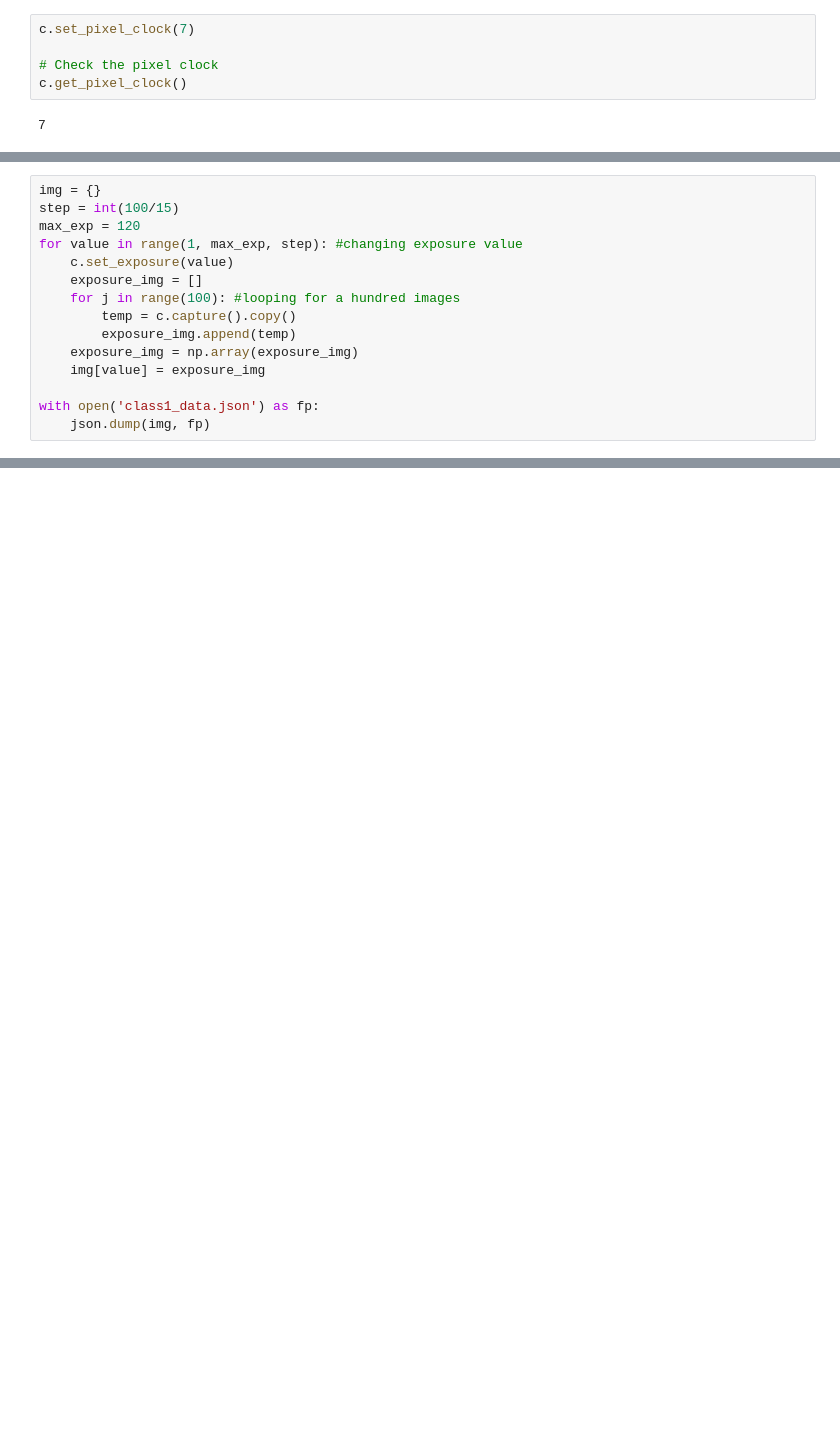
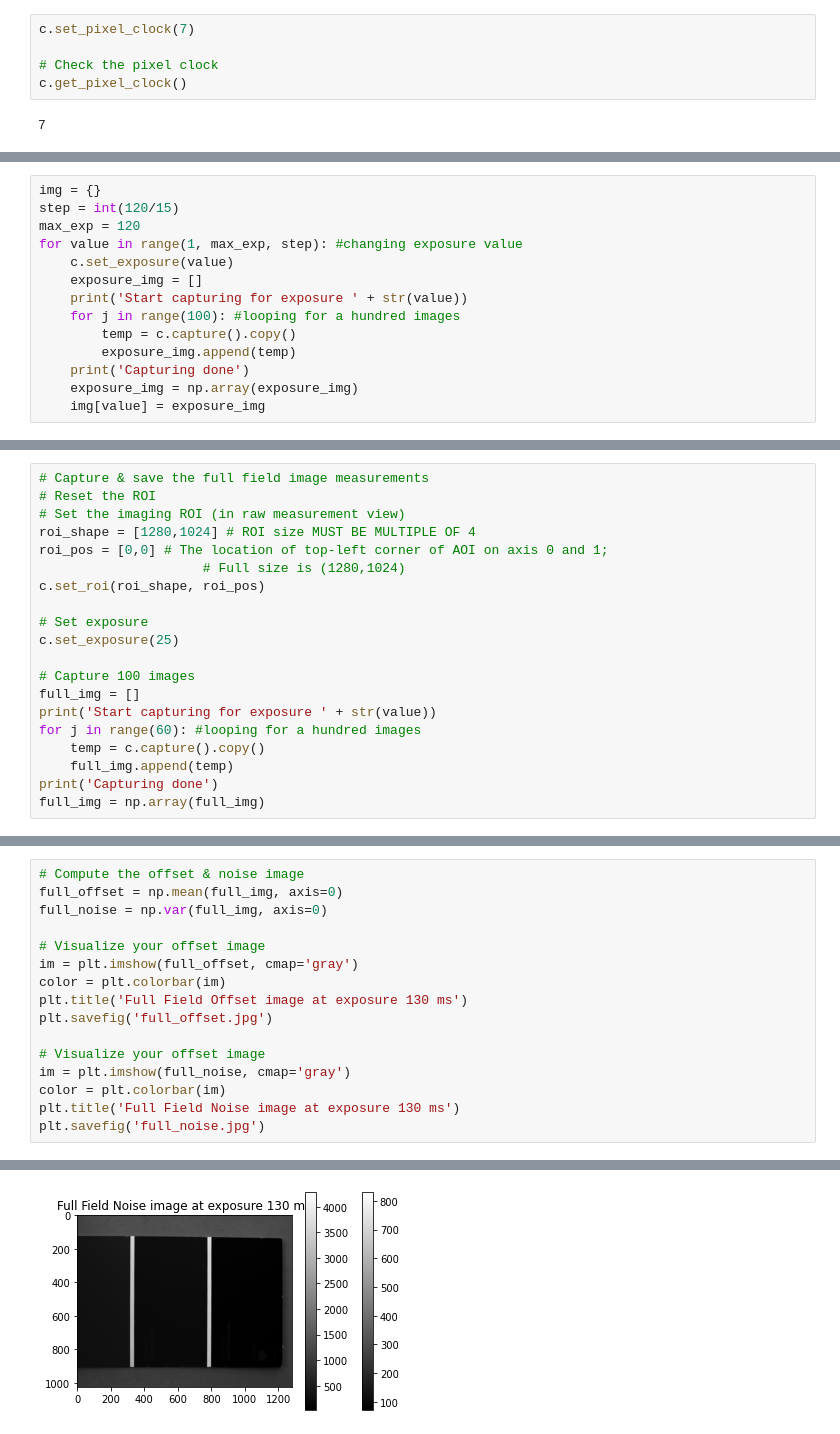
Before and after one commit to PrabhaSahiti/Imaging-Instrumentation, a Jupyter notebook: Lab_I.ipynb, the cells around one changed output, grey strips where cells are left out. Drawn from its saved outputs; the diff is of its cells as text; blank space fills up the shorter version.

```diff
--- a/Lab_I.ipynb
+++ b/Lab_I.ipynb
@@ -46,16 +54,15 @@ c.get_pixel_clock()
 # %%
 img = {}
-step = int(100/15)
+step = int(120/15)
 max_exp = 120
 for value in range(1, max_exp, step): #changing exposure value
     c.set_exposure(value)
     exposure_img = []
+    print('Start capturing for exposure ' + str(value))
     for j in range(100): #looping for a hundred images
         temp = c.capture().copy()
         exposure_img.append(temp)
+    print('Capturing done')
     exposure_img = np.array(exposure_img)
     img[value] = exposure_img
-
-with open('class1_data.json') as fp:
-    json.dump(img, fp)
 # %% [output]
@@ -65,0 +98,20 @@ KeyboardInterrupt:
+# %%
+# Capture & save the full field image measurements
+# Reset the ROI
+# Set the imaging ROI (in raw measurement view)
+roi_shape = [1280,1024] # ROI size MUST BE MULTIPLE OF 4
+roi_pos = [0,0] # The location of top-left corner of AOI on axis 0 and 1;
+                     # Full size is (1280,1024)
+c.set_roi(roi_shape, roi_pos)
+
+# Set exposure
+c.set_exposure(25)
+
+# Capture 100 images
+full_img = []
+print('Start capturing for exposure ' + str(value))
+for j in range(60): #looping for a hundred images
+    temp = c.capture().copy()
+    full_img.append(temp)
+print('Capturing done')
+full_img = np.array(full_img)
@@ -65,0 +130,17 @@ KeyboardInterrupt:
+# %%
+# Compute the offset & noise image
+full_offset = np.mean(full_img, axis=0)
+full_noise = np.var(full_img, axis=0)
+
+# Visualize your offset image
+im = plt.imshow(full_offset, cmap='gray')
+color = plt.colorbar(im)
+plt.title('Full Field Offset image at exposure 130 ms')
+plt.savefig('full_offset.jpg')
+
+# Visualize your offset image
+im = plt.imshow(full_noise, cmap='gray')
+color = plt.colorbar(im)
+plt.title('Full Field Noise image at exposure 130 ms')
+plt.savefig('full_noise.jpg')
+# %% [output]
@@ -65,0 +165 @@ KeyboardInterrupt:
+[figure, added]
```
Also changed, not shown: parts of 15 cells of this notebook.
